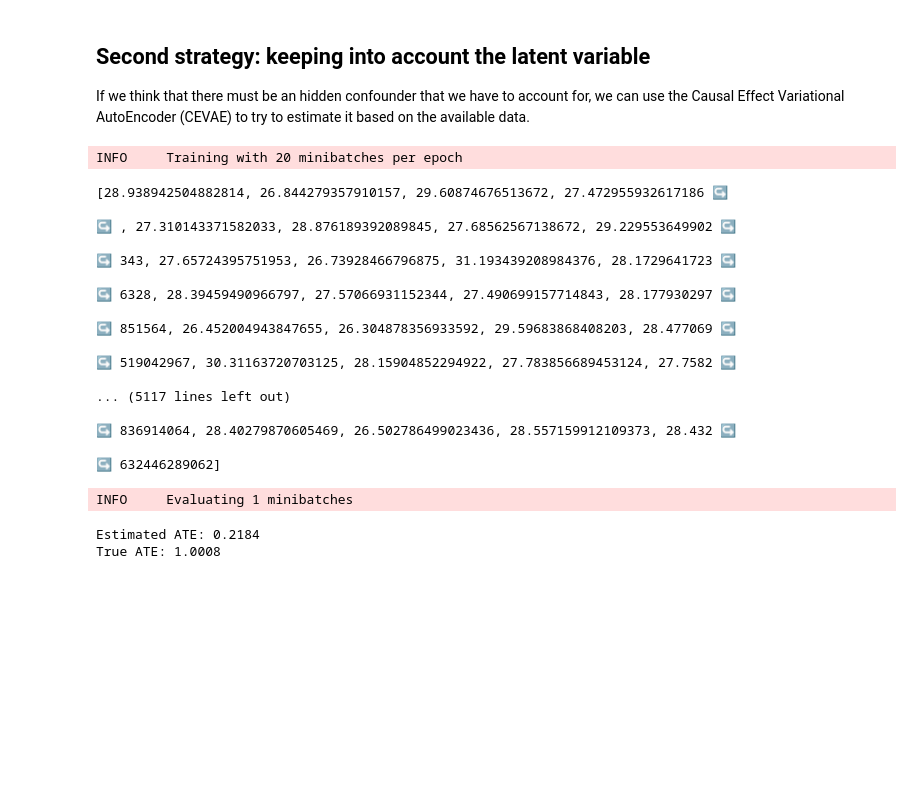
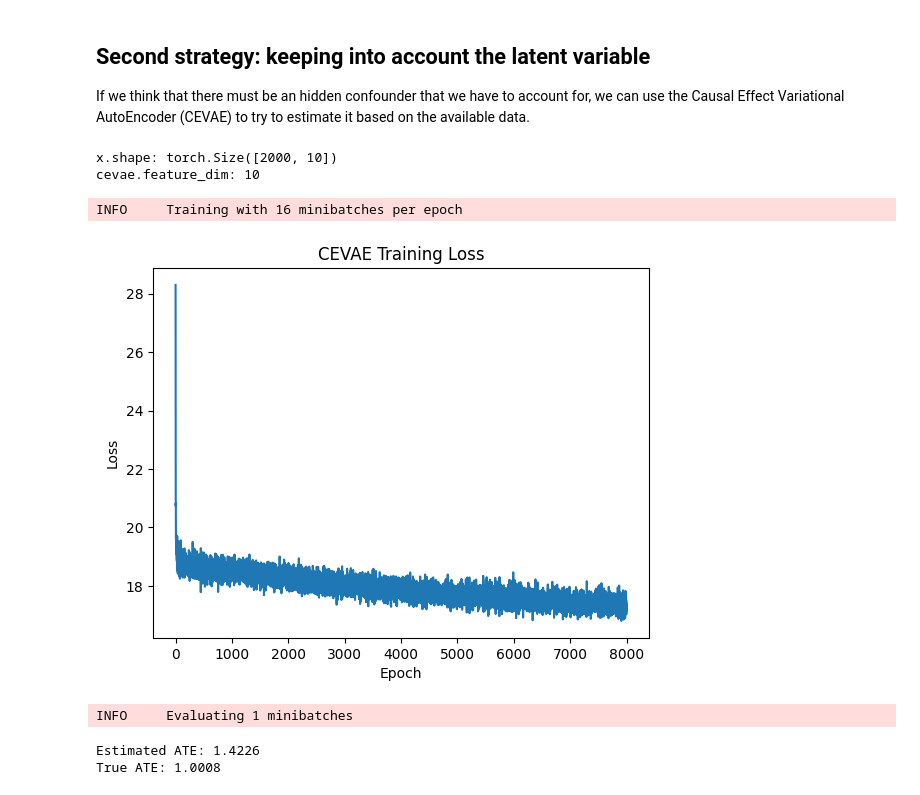
Before and after one commit to christianfaccio/causal_machine_learning, a Jupyter notebook: src/causal_effect_inference.ipynb, the cells around one changed output. Saved outputs shown, nothing was run; the diff lists cells and outputs as text; code cells hidden in the pictures; blank space fills up the shorter version.

Commit message:
fixed cevae in nb and added .py script

```diff
--- a/src/causal_effect_inference.ipynb
+++ b/src/causal_effect_inference.ipynb
@@ -27,6 +27,9 @@ import torch
 data = synthetic_dataset_pyro(n=2000, beta=2.0, num_proxies=10,prior_type = "gaussian", seed=42)
 data.keys()
 length_x = len(data["x"][1])
+
+#clone
+data_original = data.copy()
 # %%
 # translating the dictionary in a dataframe
 # I need to change the x matrix in different x columns
@@ -203,42 +204,50 @@ With different estimation methods we have obtained the following results:
 If we think that there must be an hidden confounder that we have to account for, we can use the Causal Effect Variational AutoEncoder (CEVAE) to try to estimate it based on the available data.
 # %%
 cevae = CEVAE(
-    feature_dim=length_x,     # total number of covariates
-    latent_dim=1,               # dimension of latent z
-    outcome_dist='normal'
-)
+    feature_dim=length_x,
+    latent_dim=1,
+    outcome_dist="normal",
+    num_layers=5,
+    hidden_dim=300
+    )
 # %%
-# Convert features to tensor
-x = torch.tensor(data_df.iloc[:,4:].values, dtype=torch.float32)
+x, t, y   = (
+    data_original["x"],
+    data_original["t"],
+    data_original["y"]
+    )
 
-# Make sure treatment and outcome are also tensors
-t = data["t"].detach().clone().to(torch.float32)
-y = data["y"].detach().clone().to(torch.float32)
-
-# Fit the model with tensor inputs
-cevae.fit(x, t, y, num_epochs=500)
+length_x  = x.shape[1]
-# %% [output]
-INFO     Training with 20 minibatches per epoch
-[28.938942504882814, 26.844279357910157, 29.60874676513672, 27.472955932617186 ↪
-
-↪ , 27.310143371582033, 28.876189392089845, 27.68562567138672, 29.229553649902 ↪
-
-↪ 343, 27.65724395751953, 26.73928466796875, 31.193439208984376, 28.1729641723 ↪
-
-↪ 6328, 28.39459490966797, 27.57066931152344, 27.490699157714843, 28.177930297 ↪
-
-↪ 851564, 26.452004943847655, 26.304878356933592, 29.59683868408203, 28.477069 ↪
-
-↪ 519042967, 30.31163720703125, 28.15904852294922, 27.783856689453124, 27.7582 ↪
-
-... (5117 lines left out)
-
-↪ 836914064, 28.40279870605469, 26.502786499023436, 28.557159912109373, 28.432 ↪
-
-↪ 632446289062]
+# %%
+print("x.shape:", x.shape)       # should be (N, D)
+print("cevae.feature_dim:", cevae.feature_dim)
+# %% [output]
+x.shape: torch.Size([2000, 10])
+cevae.feature_dim: 10
+# %%
+losses = cevae.fit(
+    x, t, y,
+    num_epochs=500,
+    batch_size=128,
+    learning_rate=5e-4,
+    learning_rate_decay=0.1,
+    weight_decay=1e-5
+    )
+# %% [output]
+INFO     Training with 16 minibatches per epoch
+# %%
+import matplotlib.pyplot as plt
+
+plt.plot(losses)
+plt.xlabel('Epoch')
+plt.ylabel('Loss')
+plt.title('CEVAE Training Loss')
+plt.show()
+# %% [output]
+[figure, added]
 # %%
 # Estimate ITEs and ATE
-ite = cevae.ite(x, num_samples=100)
+ite = cevae.ite(x)
 ate = ite.mean().item()
 
 # Compare
@@ -246,5 +255,5 @@ print(f"Estimated ATE: {ate:.4f}")
 print(f"True ATE: {data['ite'].mean().item():.4f}")
 # %% [output]
 INFO     Evaluating 1 minibatches
-Estimated ATE: 0.2184
+Estimated ATE: 1.4226
 True ATE: 1.0008
```
Also changed, not shown: parts of 5 cells of this notebook, 1 other file.
